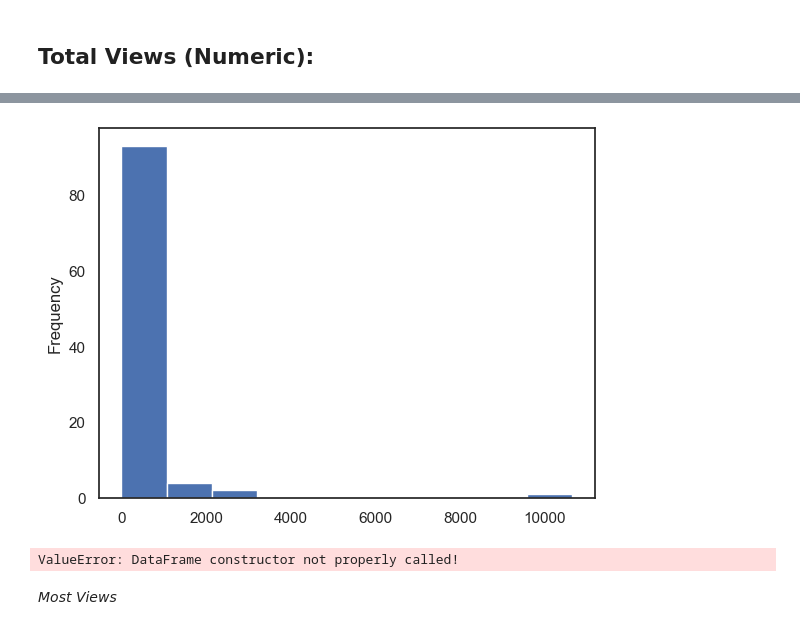
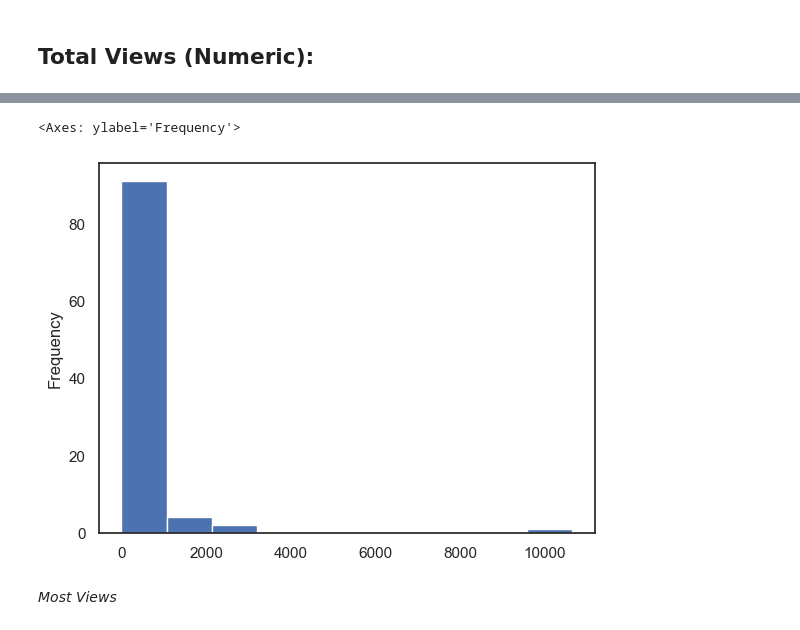
Before and after one commit to gupta-aayushkr/Etsy-Market-Analysis, a Jupyter notebook: EDA.ipynb, the cells around one changed output, grey strips where cells are left out. Cells and saved outputs as stored; diff of their text form; code cells hidden in the pictures.

```diff
--- a/EDA.ipynb
+++ b/EDA.ipynb
@@ -468,13 +465,10 @@ min          1.000000
 max      10650.000000
 Name: Total Views, dtype: float64
 # %%
-total_views = df['Total Views'].plot(kind='hist')
+df['Total Views'].plot(kind='hist')
 # %% [output]
+<Axes: ylabel='Frequency'>
-[figure, old version]
+[figure, new version]
-# %%
-px.histogram(total_views,x='Total Views',nbins=20)
-# %% [output]
-ValueError: DataFrame constructor not properly called!
 # %%
 most_views = total_views.sort_values().tail(5).values
 least_views = total_views.sort_values().head(5).values
```
Also changed, not shown: parts of 24 cells of this notebook.
